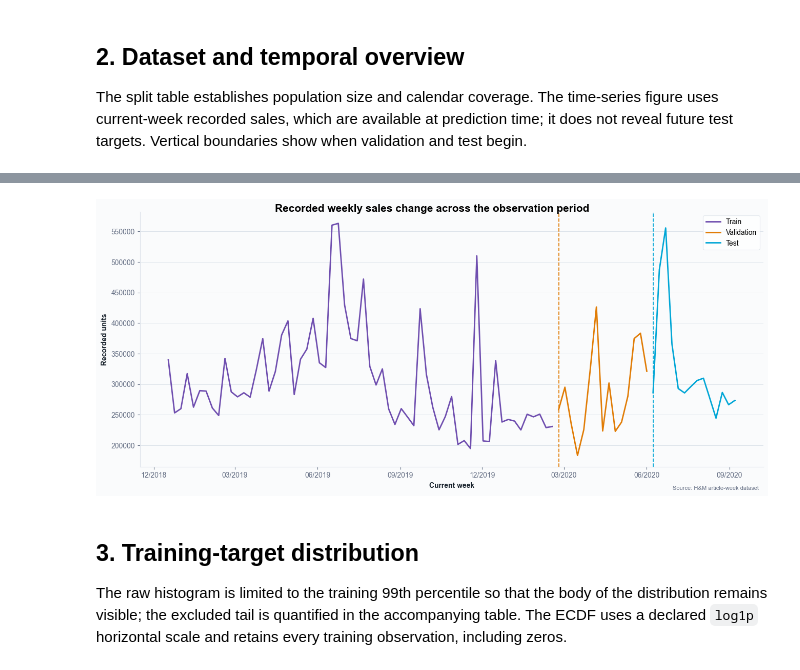
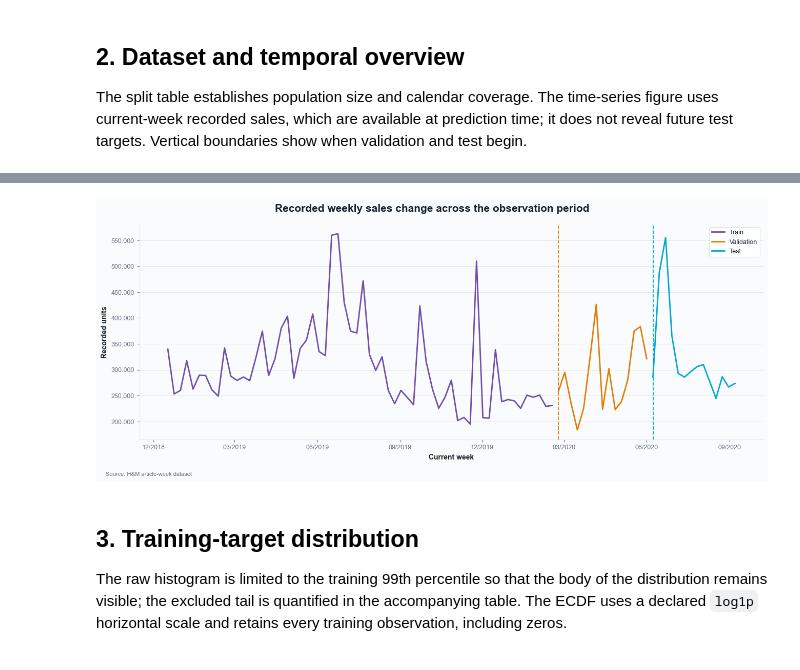
Before and after one commit to ML-ENI/fashion-demand-ml, a Jupyter notebook: notebooks/03_eda_regression.ipynb, the cells around one changed output, grey strips where cells are left out. Saved outputs shown, nothing was run; the diff lists cells and outputs as text; code cells hidden in the pictures.

```diff
--- a/notebooks/03_eda_regression.ipynb
+++ b/notebooks/03_eda_regression.ipynb
@@ -14,10 +14,10 @@ The notebook resolves the versioned run referenced by `CURRENT.json`, rejects pr
 from pathlib import Path
 import hashlib
 import json
+import sys
 
 import matplotlib.dates as mdates
 import matplotlib.pyplot as plt
-from matplotlib import font_manager
 from matplotlib.lines import Line2D
 from matplotlib.patches import FancyArrowPatch
 from matplotlib.ticker import PercentFormatter
@@ -34,6 +34,15 @@ ROOT = next(
 )
 if ROOT is None:
     raise FileNotFoundError("Open this notebook from the fashion-demand-ml project.")
+sys.path.insert(0, str(ROOT))
+import importlib
+import src.visualization.style as chart_style
+importlib.reload(chart_style)
+from src.visualization.style import (
+    BLUE, CORAL, GRID, INK, MUTED, PAPER, SPLIT_COLORS, TEAL,
+    FEATURE_LABELS, apply_style, display_es, es, format_number, format_percent, feature_label, add_source, add_title,
+)
+apply_style()
 
 processed_dir = ROOT / "data/processed"
 pointer = json.loads((processed_dir / "CURRENT.json").read_text(encoding="utf-8"))
@@ -70,23 +79,6 @@ target = "target_next_week_sales"
 assert set(data["split"].unique()) == {"train", "validation", "test"}
 assert len(train) == summary["split_counts"]["train"]
 
-PAPER, INK, MUTED, GRID = "#FAFBFC", "#17212B", "#667085", "#DDE3EA"
-BLUE, TEAL, CORAL, GOLD, VIOLET = "#2F6BFF", "#16A085", "#E76F51", "#E9A23B", "#7357C8"
-SPLIT_COLORS = {"train": "#6F4EAF", "validation": "#E17C05", "test": "#00A6D6"}
-CATEGORY_PALETTE = [
-    "#2F6BFF", "#00AA00", "#FF0011", "#FF00AA", "#775522",
-    "#0099CC", "#884477", "#008866", "#DD7700", "#AA11DD",
-    "#AA0033", "#999900", "#0055AA", "#CC7777", "#336600",
-    "#CC66DD", "#993300", "#9988CC", "#FF2277", "#889955",
-]
-available_fonts = {font.name for font in font_manager.fontManager.ttflist}
-FONT = next(name for name in ["Arial", "Liberation Sans", "DejaVu Sans"] if name in available_fonts)
-plt.rcParams.update({
-    "font.family": FONT, "figure.facecolor": PAPER, "axes.facecolor": PAPER,
-    "axes.edgecolor": GRID, "axes.labelcolor": INK,
-    "xtick.color": MUTED, "ytick.color": MUTED,
-})
-
 def style_axis(ax, xlabel=None, ylabel=None):
     ax.set_xlabel(xlabel or "", fontweight="bold", color=INK)
     ax.set_ylabel(ylabel or "", fontweight="bold", color=INK)
@@ -119,11 +111,11 @@ def center_figure_title(fig):
         )
 
 def finish_figure(fig, title, source="H&M article-week dataset"):
-    fig.suptitle(title, fontsize=15, fontweight="bold", y=1.02)
-    fig.text(.99, .005, f"Source: {source}", ha="right", color=MUTED, fontsize=8)
+    add_title(fig, title)
+    add_source(fig, f"Source: {source}")
     center_figure_title(fig)
 
 print("Run:", run_dir.name)
-print("Rows loaded:", f"{len(data):,}")
-print("Training rows used for target EDA:", f"{len(train):,}")
+print("Rows loaded:", f"{es(len(data)):,}")
+print("Training rows used for target EDA:", f"{es(len(train)):,}")
 # %% [output]
@@ -162,7 +150,7 @@ split_overview = data.groupby("split").agg(
     last_week=("week", "max"),
     recorded_current_week_sales=("sales", "sum"),
 ).reindex(split_order)
-display(split_overview)
+display_es(split_overview)
 
 weekly_current = data.groupby("week", sort=True)["sales"].sum()
 validation_start = data.loc[data["split"].eq("validation"), "week"].min()
@@ -197,4 +185,4 @@ plt.show()
-[figure, old version]
+[figure, new version]
 # %% [markdown]
 ## 3. Training-target distribution
 
```
Also changed, not shown: parts of 10 cells of this notebook, 13 other files.
